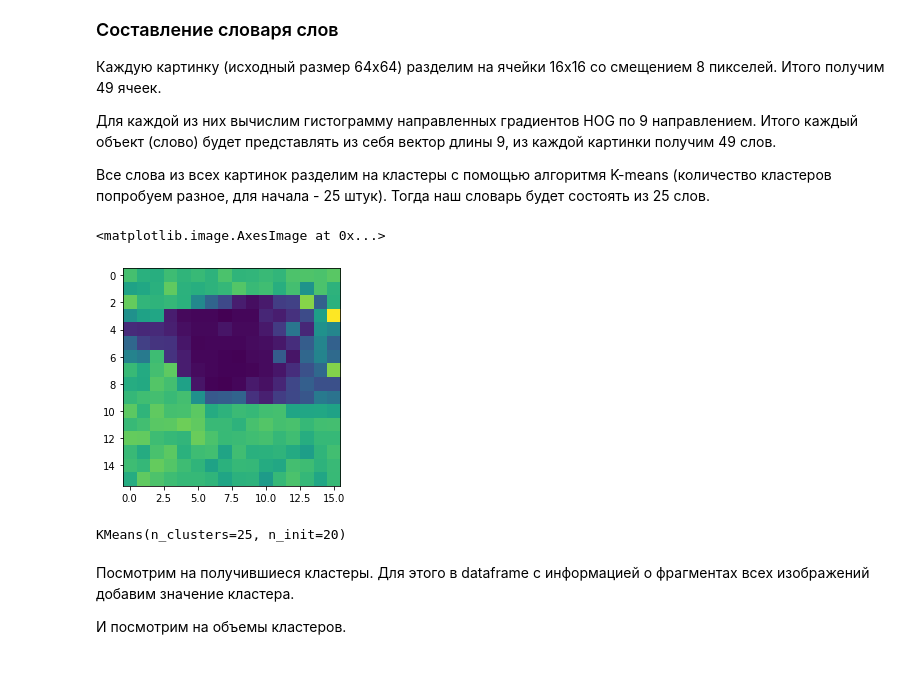
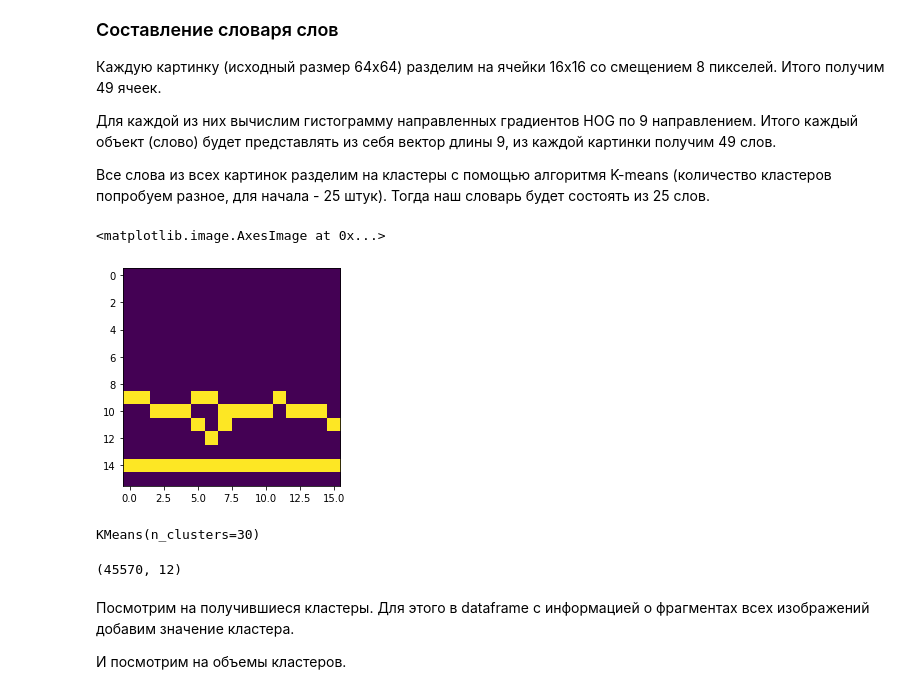
Before and after one commit to TFofanova-py/dish_classifier_NIS, a Jupyter notebook: Bag_of_words.ipynb, the cells around one changed output. Saved outputs shown, nothing was run; the diff lists cells and outputs as text; code cells hidden in the pictures.

```diff
--- a/Bag_of_words.ipynb
+++ b/Bag_of_words.ipynb
@@ -66,15 +77,21 @@ df_val = df[n_train:]
 # %%
 def first_prepare(img):
     # размытие (сглаживание)
-    img = cv2.GaussianBlur(img, (15, 15), 3)
+    img = cv2.GaussianBlur(img, (35, 35), 9)
+
 
     # уменьшим размер
     img = cv2.resize(img, (64, 64))
+
+    # найдем границы на изображении
+    img = cv2.Canny(np.uint8(img), 200, 300)
 
     # нормализуем интенсивности от 0 до 255
     img = cv2.normalize(img, None, 0, 255, norm_type=cv2.NORM_MINMAX)
 
     return img
 
-# img = first_prepare(img)
-# plt.imshow(img, cmap="gray")
+img = cv2.imread(df_train.iloc[18, 1], cv2.IMREAD_GRAYSCALE)
+
+img = first_prepare(img)
+plt.imshow(img, cmap="gray")
@@ -141,42 +188,61 @@ def all_frames(file_list):
 # %%
 def frame_image(name, row, col):
     # по имени файла, номеру строки (от 0 до 6),
     # номеру колонки (от 0 до 6)
     # возвращает фрагмент изображения
 
     image = cv2.imread(name, cv2.IMREAD_GRAYSCALE)
     image = first_prepare(image)
     # для получения сегментированного изображения
-    # image = cv2.adaptiveThreshold(image, 255, cv2.ADAPTIVE_THRESH_MEAN_C, cv2.THRESH_BINARY, 33, 24)
+#     image = cv2.adaptiveThreshold(image, 255, cv2.ADAPTIVE_THRESH_MEAN_C, cv2.THRESH_BINARY, 33, 24)
 
     frame = image[row * 8 : (row + 2) * 8, col * 8 : (col + 2) * 8]
+    # frame = image[row * 4 : (row + 2) * 4, col * 4 : (col + 2) * 4]
     return frame
 
 # пример работы функции
-plt.imshow(frame_image("./Dataset/fork/IMG_20211119_084920.jpg", 3, 5))
+plt.imshow(frame_image("./Dataset_origin/fork/IMG_20211119_084920.jpg", 2, 3))
 # %% [output]
 <matplotlib.image.AxesImage at 0x...>
-[figure, old version]
+[figure, new version]
 # %%
 # обучим K-means на наших данных
 from sklearn.cluster import KMeans
 
-n_clusters = 25
 
-cls = KMeans(n_clusters=n_clusters)
+n_augmentations = 10
+
 
 # сформируем список файлов
 file_list = df_train["way"].to_list()
 
 # сформируем dataframe со словами, из него для обучения возьмем только часть колонок
 # название файла и месторасположение фрагмента не берем
-train_frames_data = all_frames(file_list)
+
+train_frames_data = pd.DataFrame(columns=["name", "row", "col", 0, 1, 2, 3, 4, 5, 6, 7, 8])
+
+for file in tqdm(file_list):
+    for i_augment in range(n_augmentations):
+        img = augmentation(file, i_augment) if i_augment > 0 else cv2.imread(file, cv2.IMREAD_GRAYSCALE)
+        aug_name = file + "_" + str(i_augment)
+        img = first_prepare(img)
+
+        train_frames_data = pd.concat([train_frames_data, get_frames(img, aug_name)], axis=0)
+
+train_frames_data.reset_index(drop=True, inplace=True)
 X_hog_train = train_frames_data[[0, 1, 2, 3, 4, 5, 6, 7, 8]]
-
-# обучим алгоритм
-cls.fit(X_hog_train)
-# %% [output]
-KMeans(n_clusters=25, n_init=20)
+# %%
+n_clusters = 30
+cls = KMeans(n_clusters=n_clusters)
+
+# обучим алгоритм
+cls.fit(X_hog_train)
+# %% [output]
+KMeans(n_clusters=30)
+# %%
+train_frames_data.shape
+# %% [output]
+(45570, 12)
 # %% [markdown]
 Посмотрим на получившиеся кластеры. Для этого в dataframe с информацией о фрагментах всех изображений добавим значение кластера.
 
```
Also changed, not shown: parts of 47 cells of this notebook.
